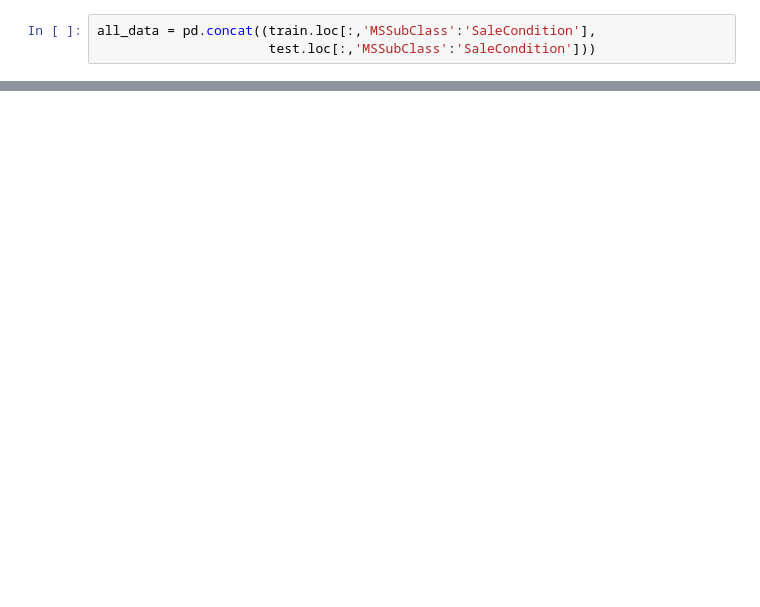
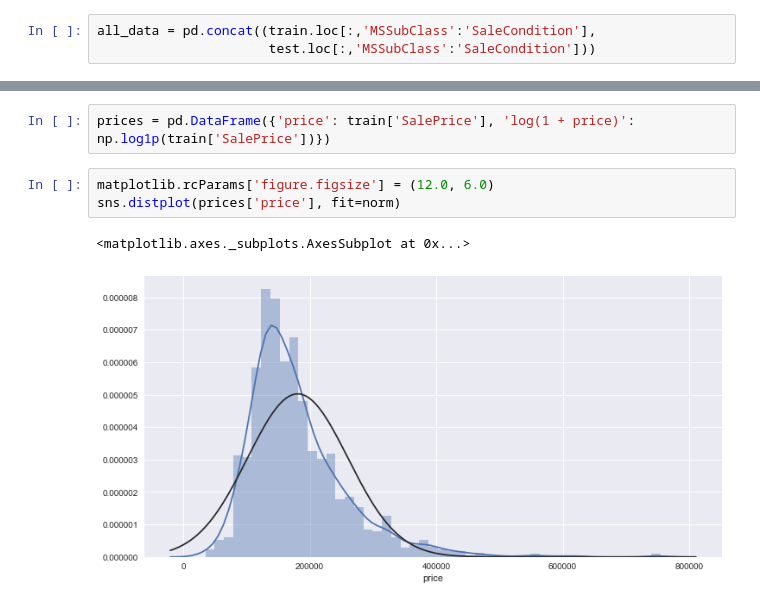
Before and after one commit to kazukousen/kaggle_sample, a Jupyter notebook: HousePriceReg.ipynb, the cells around one changed output, grey strips where cells are left out. Saved outputs shown, nothing was run; the diff lists cells and outputs as text; blank space fills up the shorter version.

```diff
--- a/HousePriceReg.ipynb
+++ b/HousePriceReg.ipynb
@@ -27,0 +63,8 @@ all_data = pd.concat((train.loc[:,'MSSubClass':'SaleCondition'],
+# %%
+prices = pd.DataFrame({'price': train['SalePrice'], 'log(1 + price)': np.log1p(train['SalePrice'])})
+# %%
+matplotlib.rcParams['figure.figsize'] = (12.0, 6.0)
+sns.distplot(prices['price'], fit=norm)
+# %% [output]
+<matplotlib.axes._subplots.AxesSubplot at 0x...>
+[figure, added]
```
Also changed, not shown: parts of 26 cells of this notebook, 2 other files.
